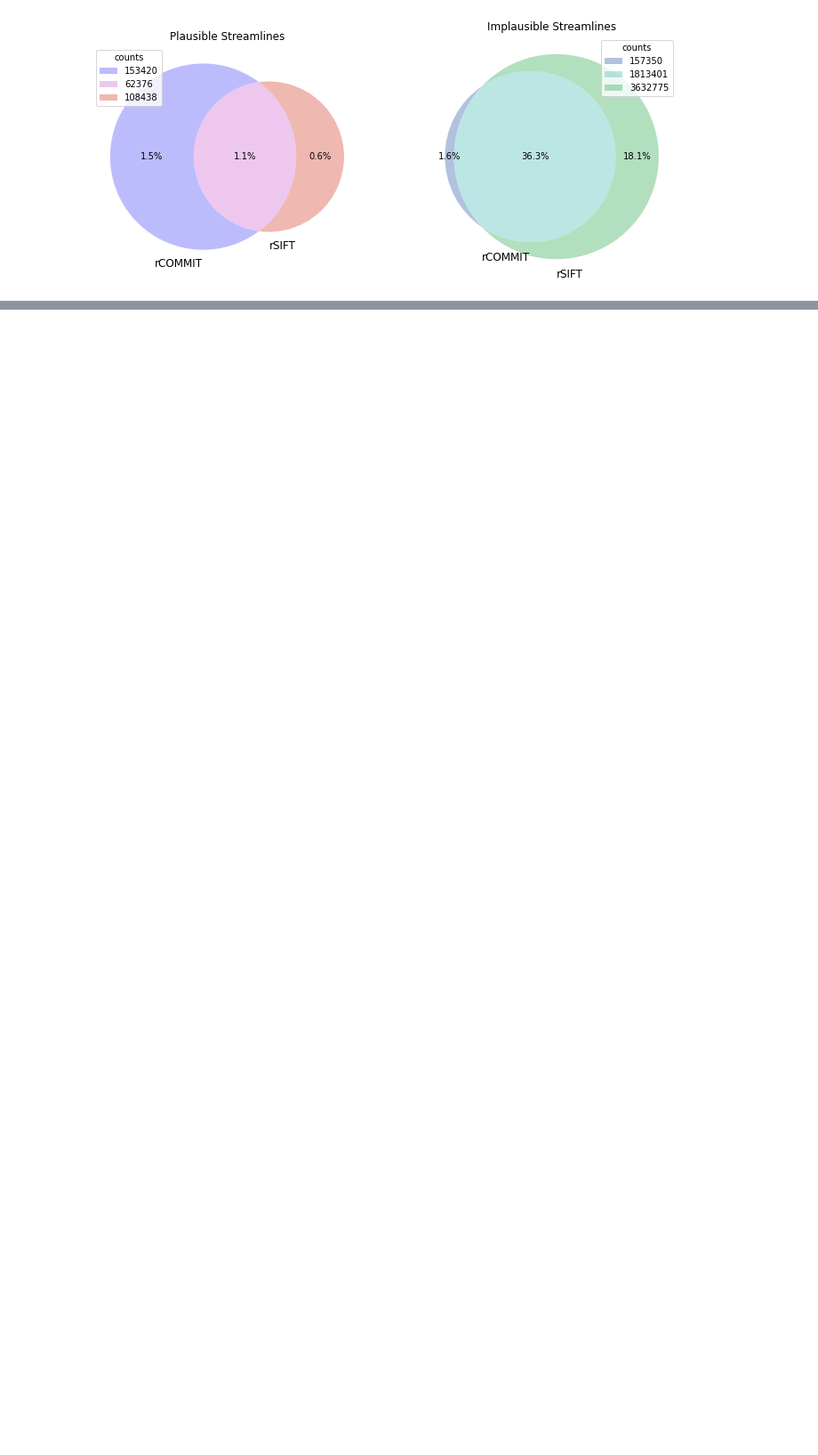
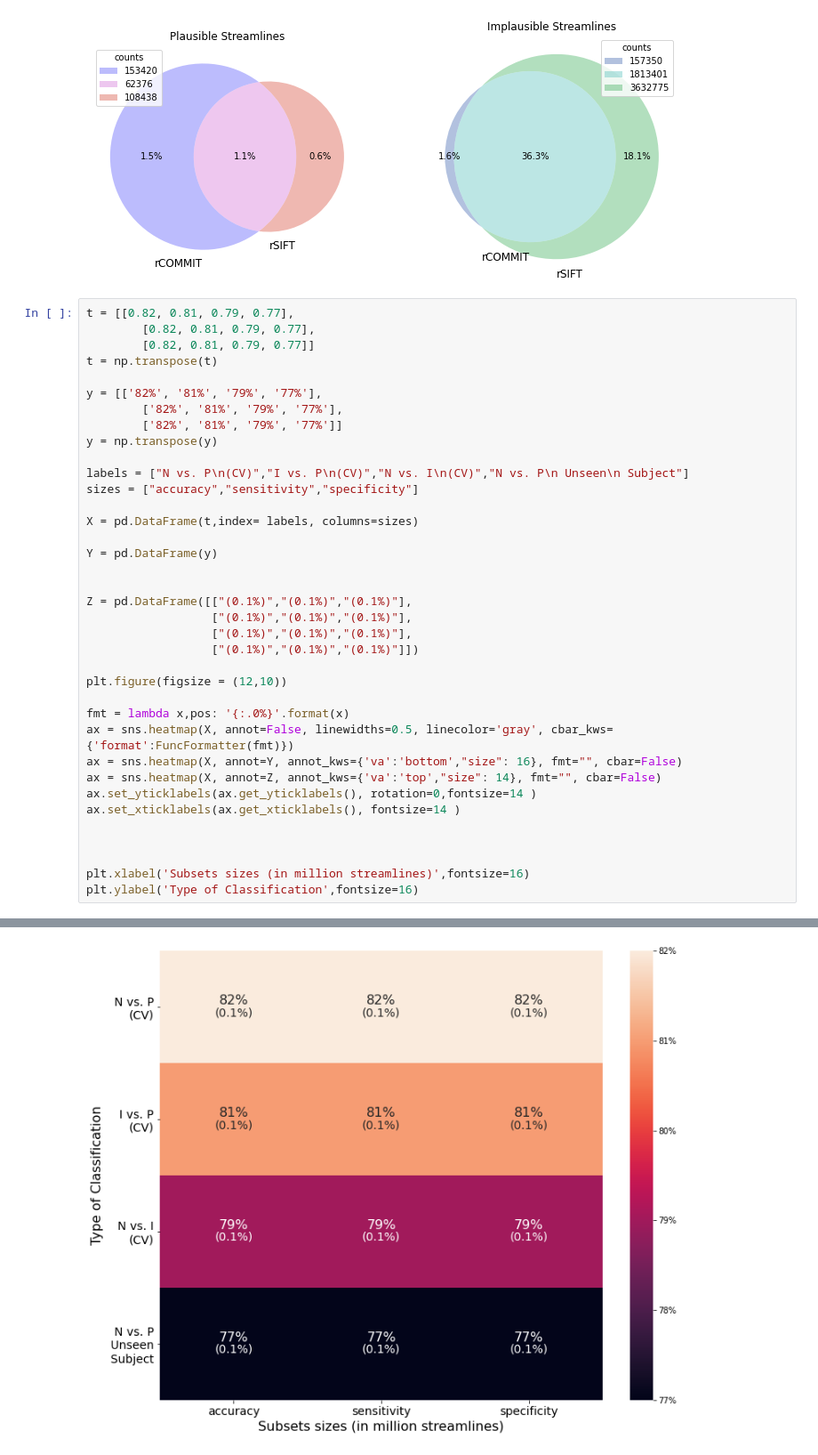
Before and after one commit to xinyiwan/mythesis, a Jupyter notebook: data analysis/plot.ipynb, the cells around one changed output, grey strips where cells are left out. Shown: that part at 89% size. Drawn from its saved outputs; the diff is of its cells as text; blank space fills up the shorter version.

```diff
--- a/data analysis/plot.ipynb
+++ b/data analysis/plot.ipynb
@@ -253,3 +300,41 @@ ax2.title.set_text('Implausible Streamlines')
 # set_venn_scale(v, ax2, sum(data[1]))
 # %% [output]
 [figure]
+# %%
+t = [[0.82, 0.81, 0.79, 0.77],
+        [0.82, 0.81, 0.79, 0.77],
+        [0.82, 0.81, 0.79, 0.77]]
+t = np.transpose(t)
+
+y = [['82%', '81%', '79%', '77%'],
+        ['82%', '81%', '79%', '77%'],
+        ['82%', '81%', '79%', '77%']]
+y = np.transpose(y)
+
+labels = ["N vs. P\n(CV)","I vs. P\n(CV)","N vs. I\n(CV)","N vs. P\n Unseen\n Subject"]
+sizes = ["accuracy","sensitivity","specificity"]
+
+X = pd.DataFrame(t,index= labels, columns=sizes)
+
+Y = pd.DataFrame(y)
+
+
+Z = pd.DataFrame([["(0.1%)","(0.1%)","(0.1%)"],
+                  ["(0.1%)","(0.1%)","(0.1%)"],
+                  ["(0.1%)","(0.1%)","(0.1%)"],
+                  ["(0.1%)","(0.1%)","(0.1%)"]])
+
+plt.figure(figsize = (12,10))
+
+fmt = lambda x,pos: '{:.0%}'.format(x)
+ax = sns.heatmap(X, annot=False, linewidths=0.5, linecolor='gray', cbar_kws={'format':FuncFormatter(fmt)})
+ax = sns.heatmap(X, annot=Y, annot_kws={'va':'bottom',"size": 16}, fmt="", cbar=False)
+ax = sns.heatmap(X, annot=Z, annot_kws={'va':'top',"size": 14}, fmt="", cbar=False)
+ax.set_yticklabels(ax.get_yticklabels(), rotation=0,fontsize=14 )
+ax.set_xticklabels(ax.get_xticklabels(), fontsize=14 )
+
+
+
+plt.xlabel('Subsets sizes (in million streamlines)',fontsize=16)
+plt.ylabel('Type of Classification',fontsize=16)
+# %% [output]
@@ -255,0 +342 @@ ax2.title.set_text('Implausible Streamlines')
+[figure, added]
```
Also changed, not shown: parts of 6 cells of this notebook, 7 other files.
